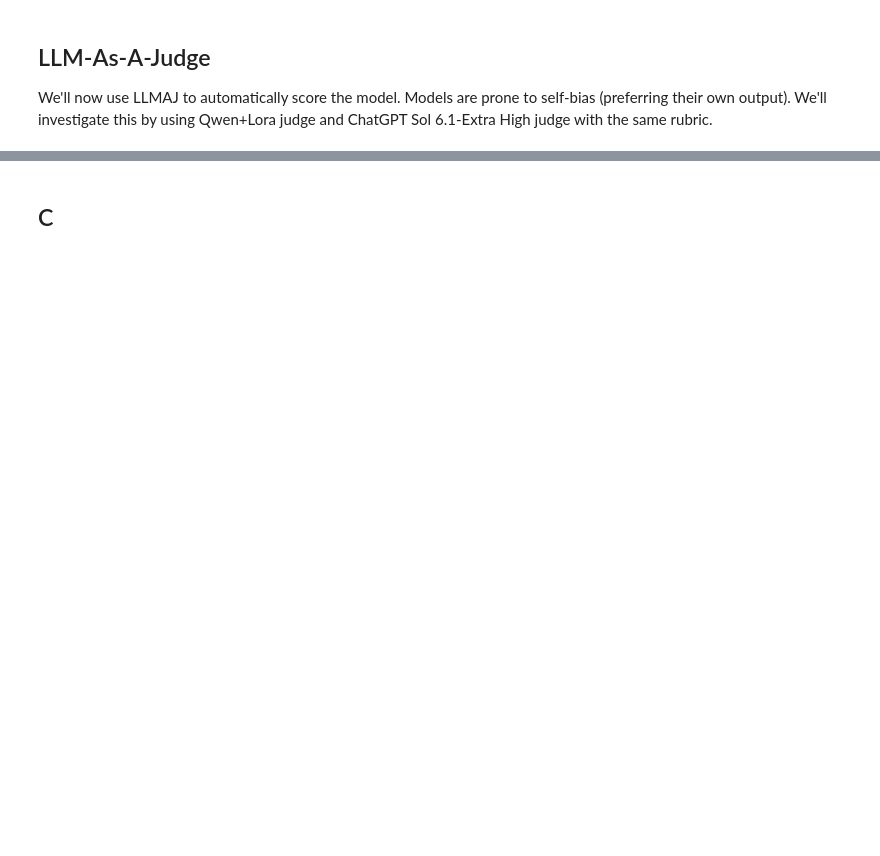
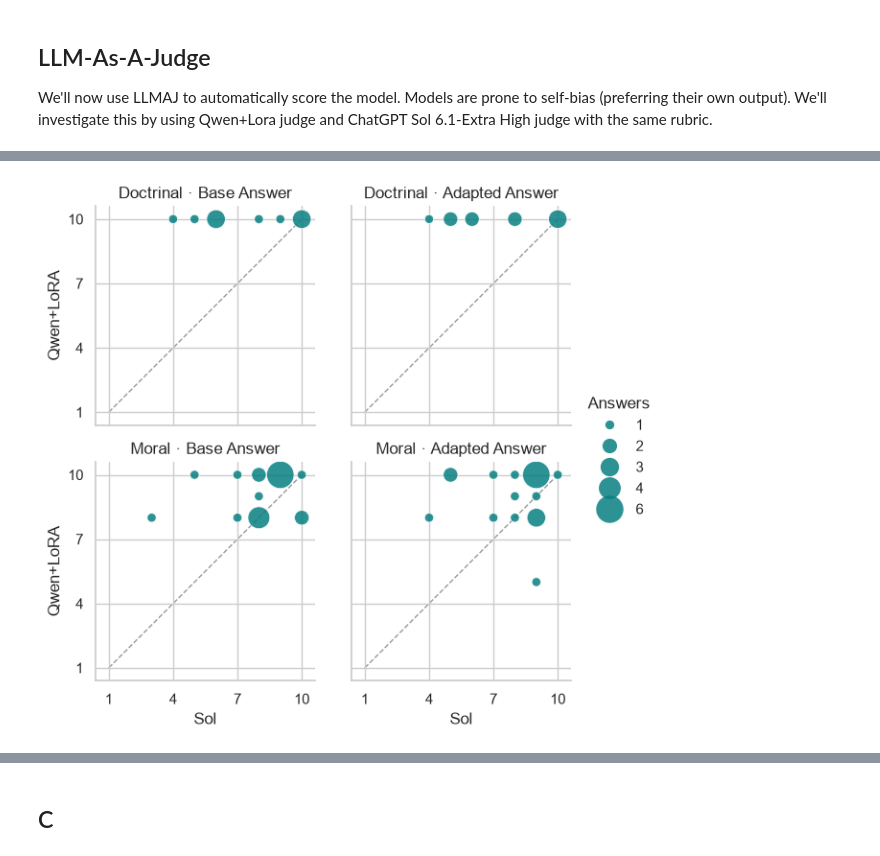
Before and after one commit to jarrenbr/TheologyDistillment, a Jupyter notebook: fine_tune_qwen.ipynb, the cells around one changed output, grey strips where cells are left out. Saved outputs shown, nothing was run; the diff lists cells and outputs as text; code cells hidden in the pictures; blank space fills up the shorter version.

Commit message:
Visualize judge scores/agreement

```diff
--- a/fine_tune_qwen.ipynb
+++ b/fine_tune_qwen.ipynb
@@ -459,0 +521,79 @@ Return only JSON with christian_score and confidence_percent.
+# %%
+from typing import TypedDict
+
+import matplotlib.pyplot as plt
+import pandas as pd
+import seaborn as sns
+
+
+class Verdict(TypedDict):
+    christian_score: int
+    confidence_percent: float
+
+
+# Each Sol JSON record has an id, a base_answer verdict, and an adapted_answer verdict.
+sol = pd.read_json("sol_judge_test.json").set_index("id")
+# Now: sol.at[prompt_id, "base_answer"] -> {"christian_score": int, "confidence_percent": float}
+
+# One row per judgment: (id, kind, answer, judge, score, confidence).
+rows: list[tuple[str, str, str, str, int, float]] = []
+
+for record in records:  # records is a list of KeyDatasets that have qwen_lora_judgments
+    prompt_id: str = record["id"]
+    kind: str = record["kind"]
+    qwen_judgments: dict[str, Verdict] = record["qwen_lora_judgments"]
+
+    for answer in ("base", "adapted"):
+        answer_key = f"{answer}_answer"
+
+        for judge, verdict in (
+            ("Sol", sol.at[prompt_id, answer_key]),
+            ("Qwen+LoRA", qwen_judgments[answer_key])
+        ):
+            rows.append((
+                prompt_id, kind, answer, judge,
+                verdict["christian_score"], verdict["confidence_percent"],
+            ))
+
+# One prompt_id produces four rows: (base/adapted) x two judges.
+scores = pd.DataFrame(
+    rows, columns=["id", "kind", "answer", "judge", "score", "confidence"]
+)
+
+# Pivot each of the base/adapted two rows into one row with both judges' scores
+paired = scores.pivot(
+    index=["id", "kind", "answer"],
+    columns="judge",
+    values="score",
+).reset_index()
+
+# Count how many answers land at each (Sol, Qwen+LoRA) coordinates.
+counts = (
+    paired.value_counts(["kind", "answer", "Sol", "Qwen+LoRA"]) #pd.Series with tuple index
+    .reset_index(name="Answers") # convert back to pd.DataFrame with "Answers" as the new value count
+)
+
+# Plot counts as bubbles
+g: sns.FacetGrid = sns.relplot(
+    data=counts,
+    x="Sol", y="Qwen+LoRA", size="Answers", sizes=(45, 420),
+    row="kind", row_order=["doctrinal", "moral"],
+    col="answer", col_order=["base", "adapted"],
+    height=3, color="#087f80", alpha=0.85, legend="full",
+)
+
+# Gives bubbles room
+g.set(
+    xlim=(0.4, 10.6), ylim=(0.4, 10.6),
+    xticks=[1, 4, 7, 10], yticks=[1, 4, 7, 10],
+)
+
+# axes_dict has form {(row label, column label) : axis}
+for (kind, answer), ax in g.axes_dict.items():
+    ax.set_title(rf"{kind.title()} $\cdot$ {answer.title()} Answer")
+    ax.plot([1, 10], [1, 10], "--", color="0.6", linewidth=1, zorder=0)
+    ax.set_aspect("equal")
+
+plt.show()
+# %% [output]
+[figure, added]
```
Also changed, not shown: parts of 11 cells of this notebook, 4 other files.
